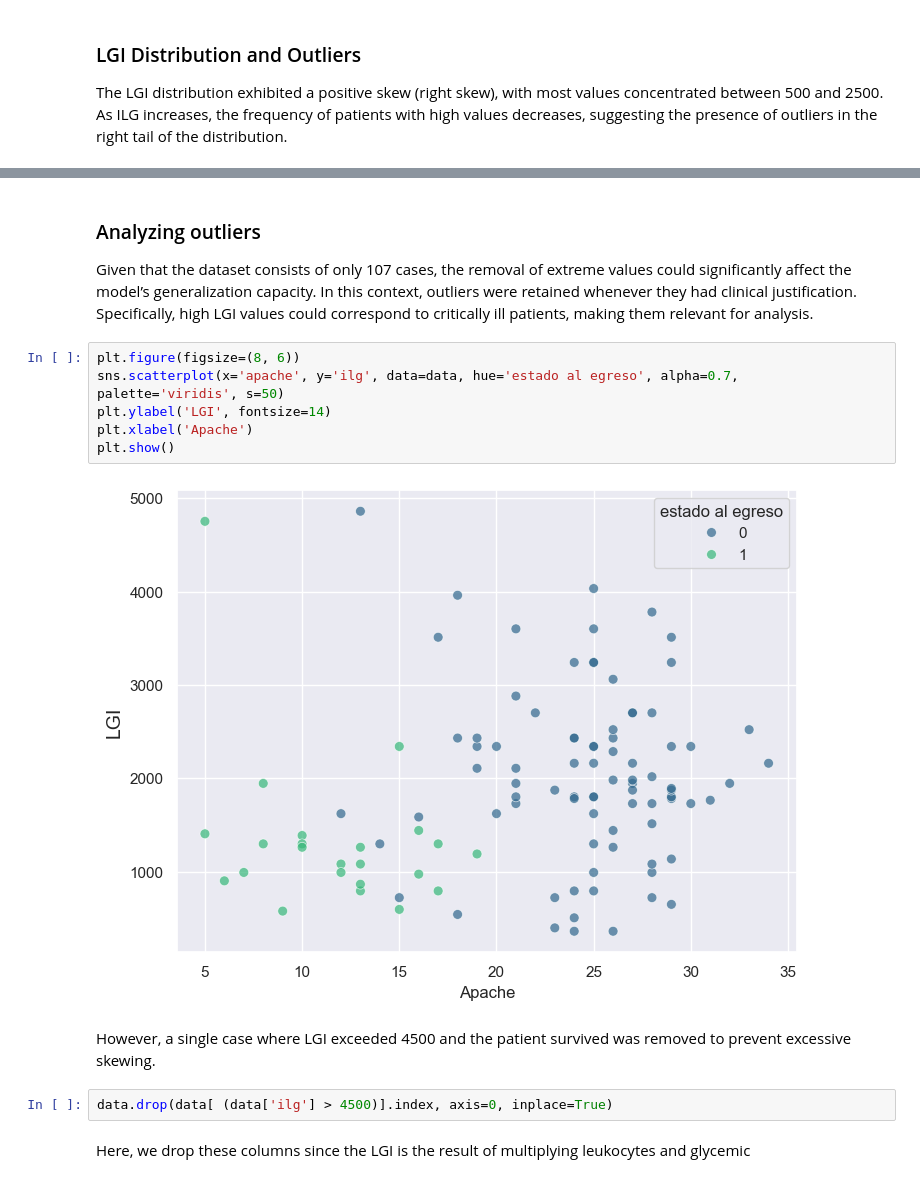
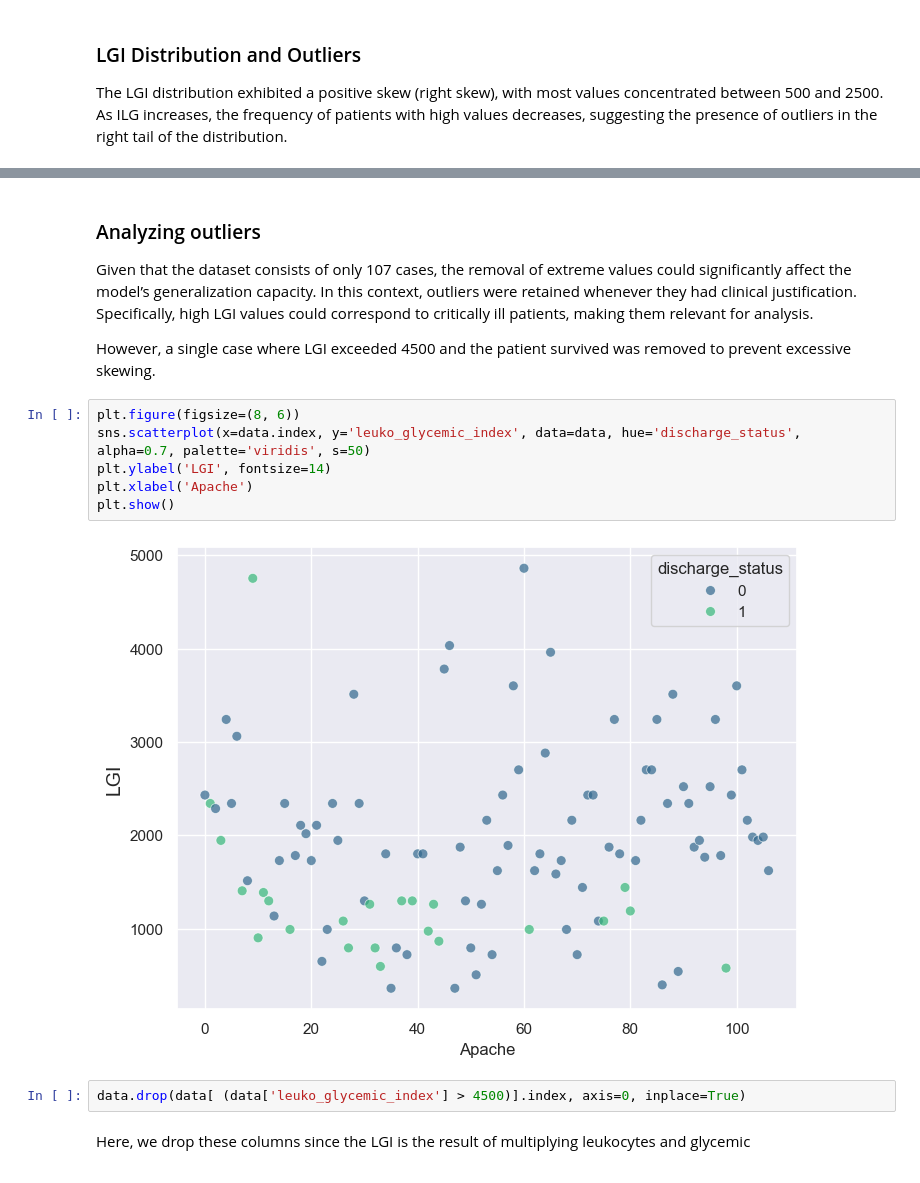
Before and after one commit to serize02/leuko-ml, a Jupyter notebook: notebooks/00_eda.ipynb, the cells around one changed output, grey strips where cells are left out. Saved outputs shown, nothing was run; the diff lists cells and outputs as text.

```diff
--- a/notebooks/00_eda.ipynb
+++ b/notebooks/00_eda.ipynb
@@ -45,17 +45,17 @@ plt.show()
 ### Analyzing outliers
 
 Given that the dataset consists of only 107 cases, the removal of extreme values could significantly affect the model’s generalization capacity. In this context, outliers were retained whenever they had clinical justification. Specifically, high LGI values could correspond to critically ill patients, making them relevant for analysis.
+
+However, a single case where LGI exceeded 4500 and the patient survived  was removed to prevent excessive skewing.
 # %%
 plt.figure(figsize=(8, 6))
-sns.scatterplot(x='apache', y='ilg', data=data, hue='estado al egreso', alpha=0.7, palette='viridis', s=50)
+sns.scatterplot(x=data.index, y='leuko_glycemic_index', data=data, hue='discharge_status', alpha=0.7, palette='viridis', s=50)
 plt.ylabel('LGI', fontsize=14)
 plt.xlabel('Apache')
 plt.show()
 # %% [output]
-[figure, old version]
+[figure, new version]
-# %% [markdown]
-However, a single case where LGI exceeded 4500 and the patient survived  was removed to prevent excessive skewing.
 # %%
-data.drop(data[ (data['ilg'] > 4500)].index, axis=0, inplace=True)
+data.drop(data[ (data['leuko_glycemic_index'] > 4500)].index, axis=0, inplace=True)
 # %% [markdown]
 Here, we drop these columns since the LGI is the result of multiplying leukocytes and glycemic
```
Also changed, not shown: parts of 8 cells of this notebook, 7 other files.
